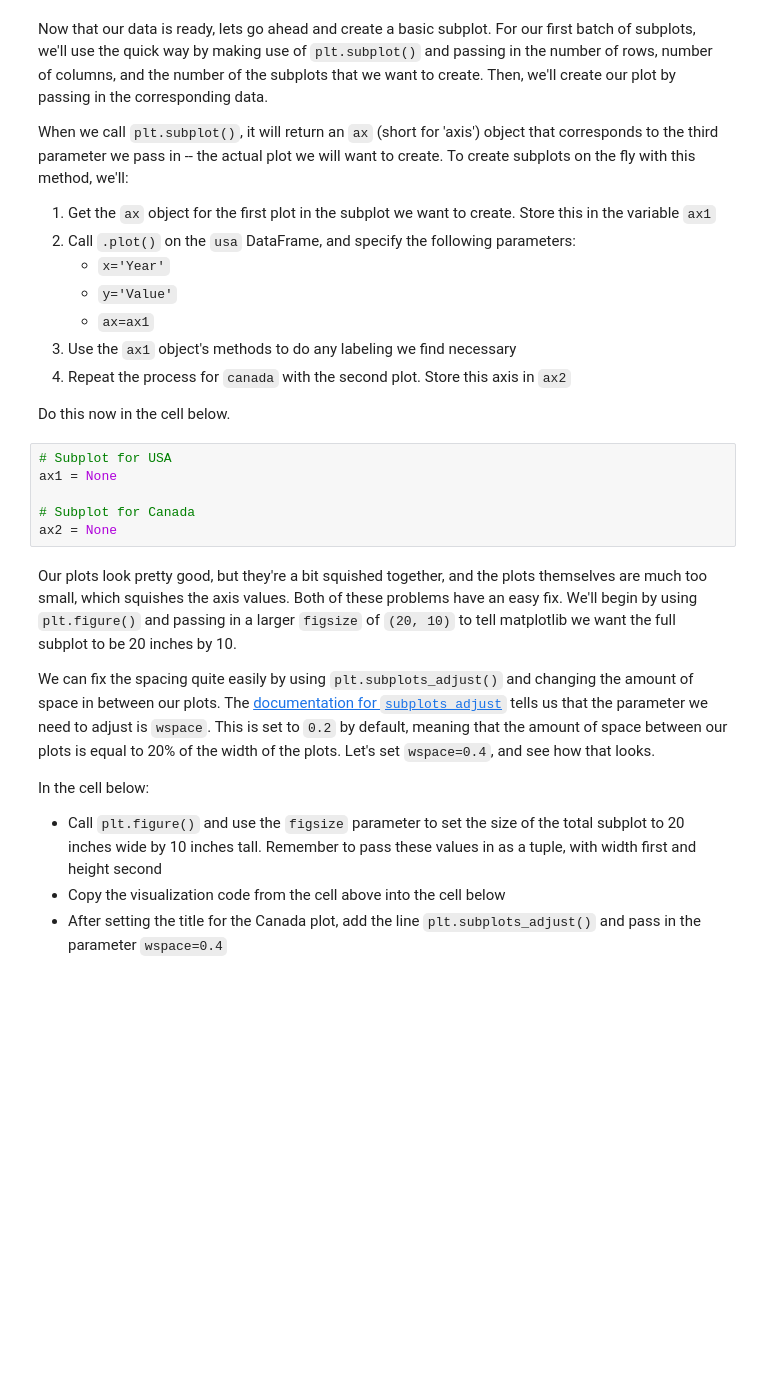
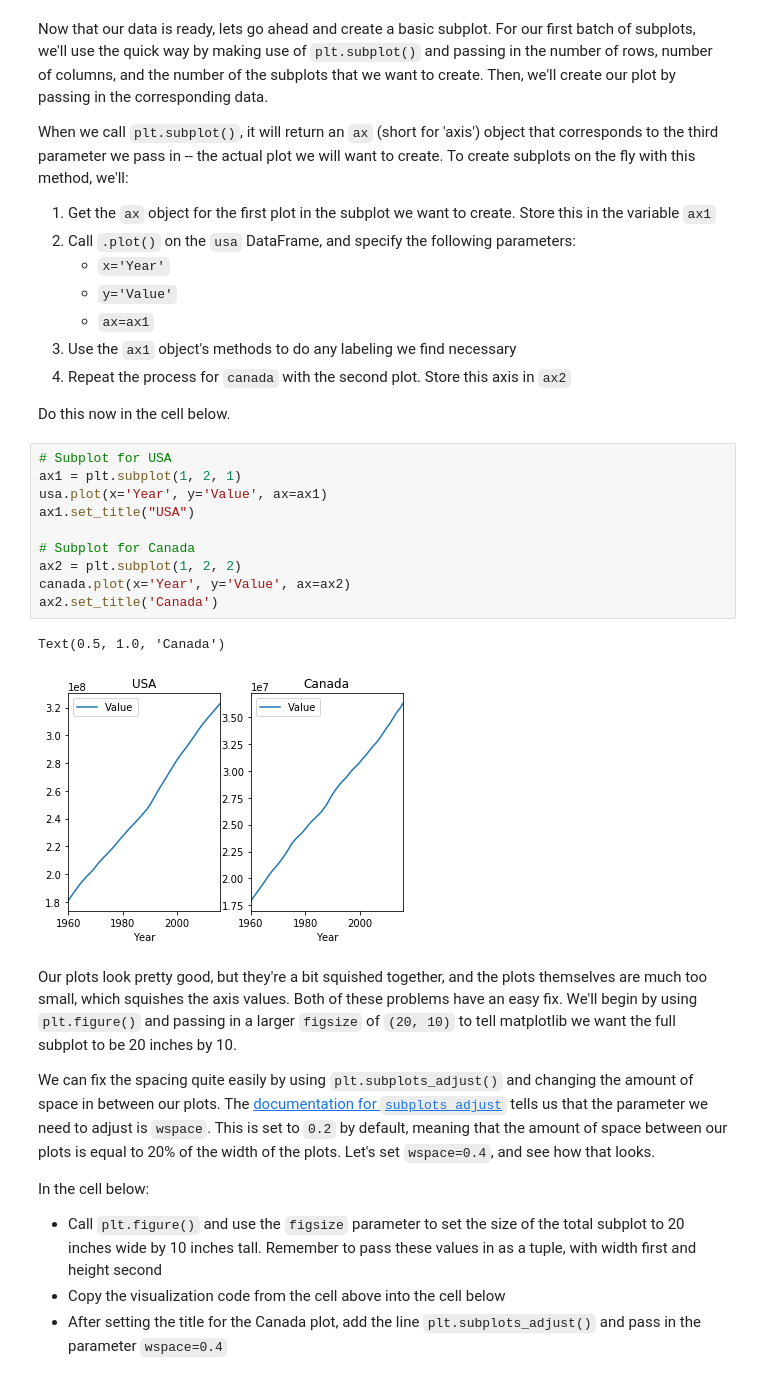
Before and after one commit to amdrexler23/dsc-subplots-and-enumeration-lab-nyc-ds-021720, a Jupyter notebook: index.ipynb, the cells around one changed output. Cells and saved outputs as stored; diff of their text form; blank space fills up the shorter version.

```diff
--- a/index.ipynb
+++ b/index.ipynb
@@ -116,12 +116,19 @@ When we call `plt.subplot()`, it will return an `ax` (short for 'axis') object t
 4. Repeat the process for `canada` with the second plot. Store this axis in `ax2`
 
 Do this now in the cell below.
-# %%
-# Subplot for USA
-ax1 = None
-
-# Subplot for Canada
-ax2 = None
+# %%
+# Subplot for USA
+ax1 = plt.subplot(1, 2, 1)
+usa.plot(x='Year', y='Value', ax=ax1)
+ax1.set_title("USA")
+
+# Subplot for Canada
+ax2 = plt.subplot(1, 2, 2)
+canada.plot(x='Year', y='Value', ax=ax2)
+ax2.set_title('Canada')
+# %% [output]
+Text(0.5, 1.0, 'Canada')
+[figure, added]
 # %% [markdown]
 Our plots look pretty good, but they're a bit squished together, and the plots themselves are much too small, which squishes the axis values.  Both of these problems have an easy fix. We'll begin by using `plt.figure()` and passing in a larger `figsize` of `(20, 10)` to tell matplotlib we want the full subplot to be 20 inches by 10.
 
```
